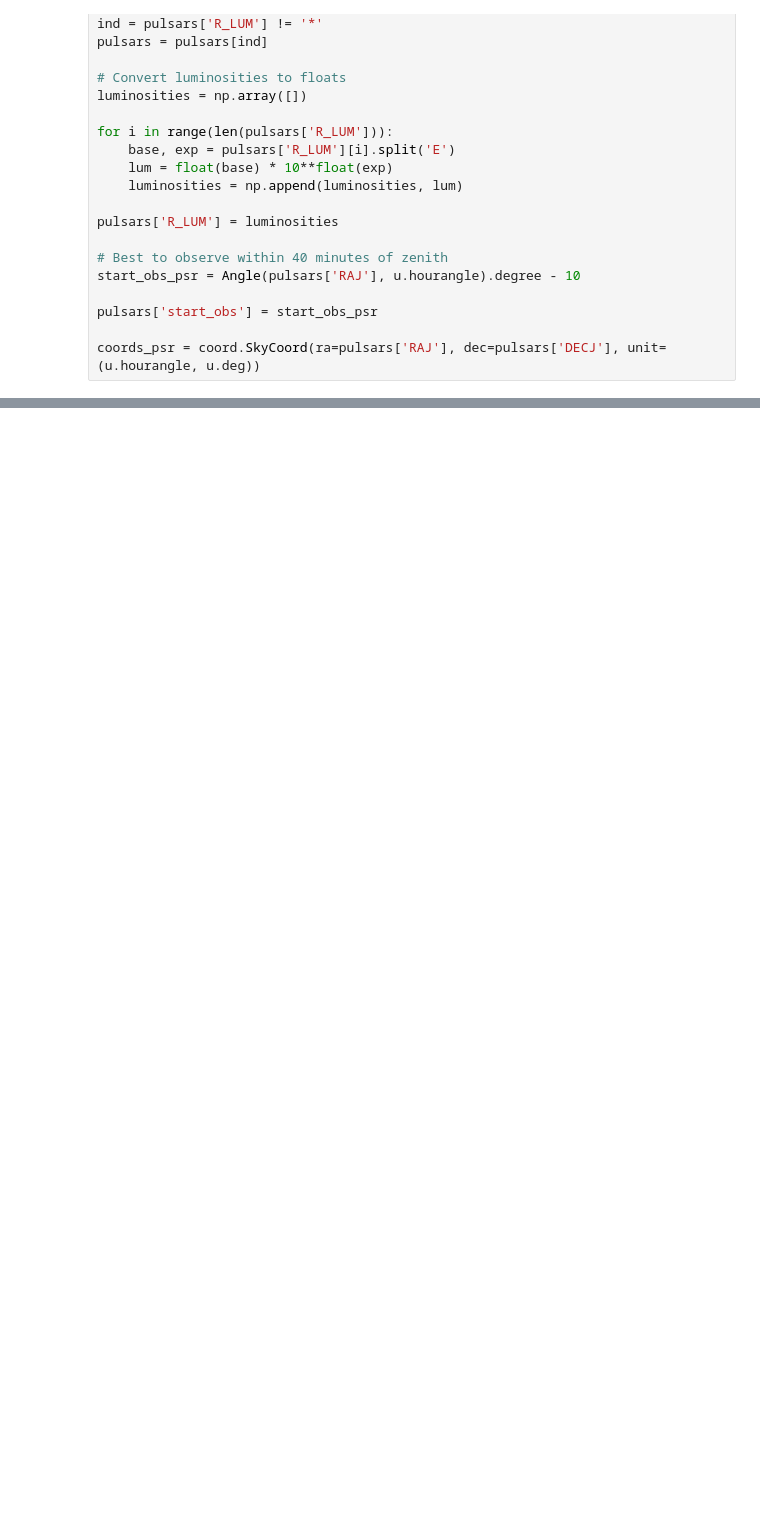
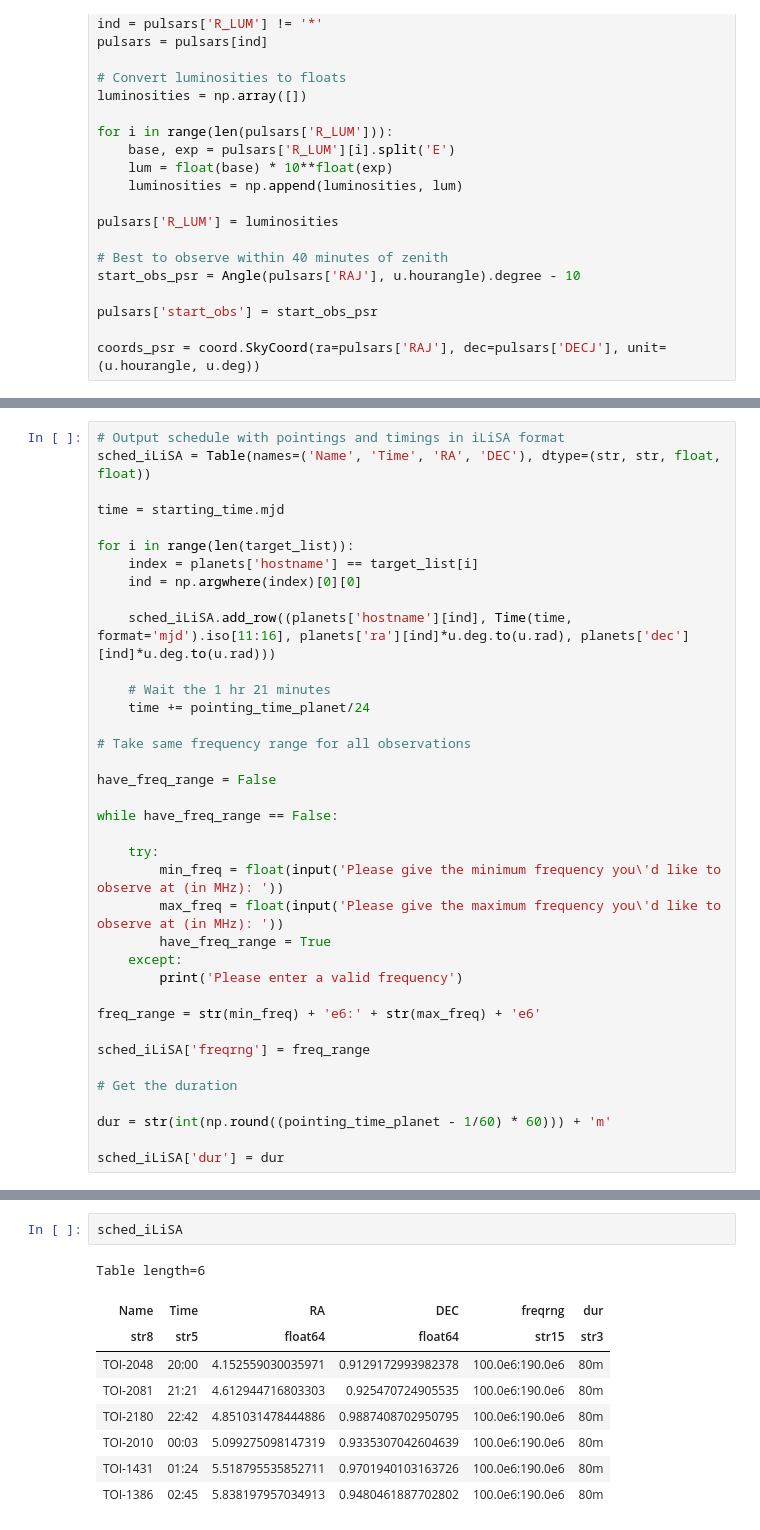
Before and after one commit to ismisebrendan/Breakthrough_Listen_summer_obs_24, a Jupyter notebook: sch.ipynb, the cells around one changed output, grey strips where cells are left out. Cells and saved outputs as stored; diff of their text form; blank space fills up the shorter version.

```diff
--- a/sch.ipynb
+++ b/sch.ipynb
@@ -424,0 +529,37 @@ array([  964.35025677,  1411.8892673 ,  1756.9493739 ,  1730.04597796,
+# %%
+# Output schedule with pointings and timings in iLiSA format
+sched_iLiSA = Table(names=('Name', 'Time', 'RA', 'DEC'), dtype=(str, str, float, float))
+
+time = starting_time.mjd
+
+for i in range(len(target_list)):
+    index = planets['hostname'] == target_list[i]
+    ind = np.argwhere(index)[0][0]
+
+    sched_iLiSA.add_row((planets['hostname'][ind], Time(time, format='mjd').iso[11:16], planets['ra'][ind]*u.deg.to(u.rad), planets['dec'][ind]*u.deg.to(u.rad)))
+
+    # Wait the 1 hr 21 minutes
+    time += pointing_time_planet/24
+
+# Take same frequency range for all observations
+
+have_freq_range = False
+
+while have_freq_range == False:
+
+    try:
+        min_freq = float(input('Please give the minimum frequency you\'d like to observe at (in MHz): '))
+        max_freq = float(input('Please give the maximum frequency you\'d like to observe at (in MHz): '))
+        have_freq_range = True
+    except:
+        print('Please enter a valid frequency')
+
+freq_range = str(min_freq) + 'e6:' + str(max_freq) + 'e6'
+
+sched_iLiSA['freqrng'] = freq_range
+
+# Get the duration
+
+dur = str(int(np.round((pointing_time_planet - 1/60) * 60))) + 'm'
+
+sched_iLiSA['dur'] = dur
@@ -424,0 +593,12 @@ array([  964.35025677,  1411.8892673 ,  1756.9493739 ,  1730.04597796,
+# %%
+sched_iLiSA
+# %% [output]
+Table length=6
+| Name | Time | RA | DEC | freqrng | dur |
+| str8 | str5 | float64 | float64 | str15 | str3 |
+| TOI-2048 | 20:00 | 4.152559030035971 | 0.9129172993982378 | 100.0e6:190.0e6 | 80m |
+| TOI-2081 | 21:21 | 4.612944716803303 | 0.925470724905535 | 100.0e6:190.0e6 | 80m |
+| TOI-2180 | 22:42 | 4.851031478444886 | 0.9887408702950795 | 100.0e6:190.0e6 | 80m |
+| TOI-2010 | 00:03 | 5.099275098147319 | 0.9335307042604639 | 100.0e6:190.0e6 | 80m |
+| TOI-1431 | 01:24 | 5.518795535852711 | 0.9701940103163726 | 100.0e6:190.0e6 | 80m |
+| TOI-1386 | 02:45 | 5.838197957034913 | 0.9480461887702802 | 100.0e6:190.0e6 | 80m |
```
Also changed, not shown: parts of 13 cells of this notebook.
